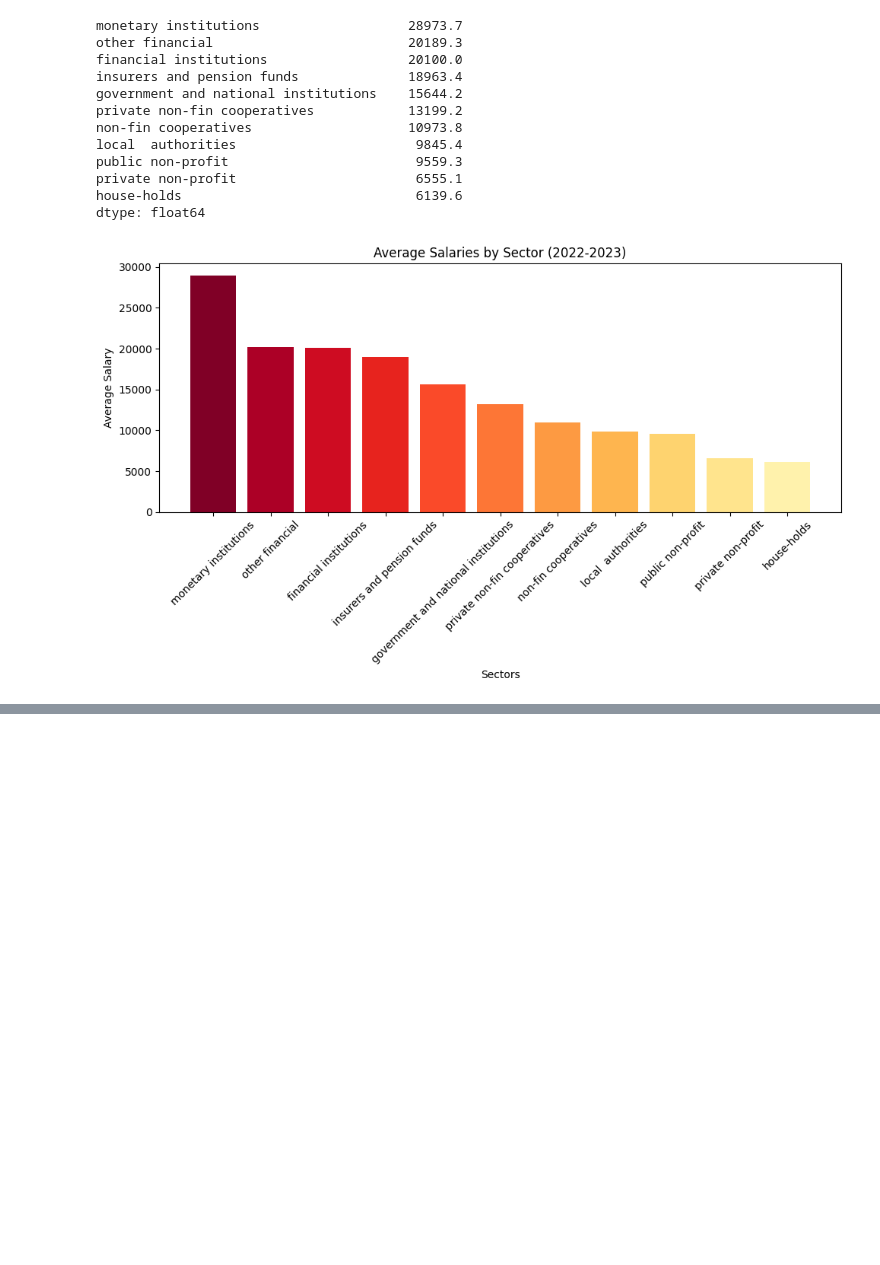
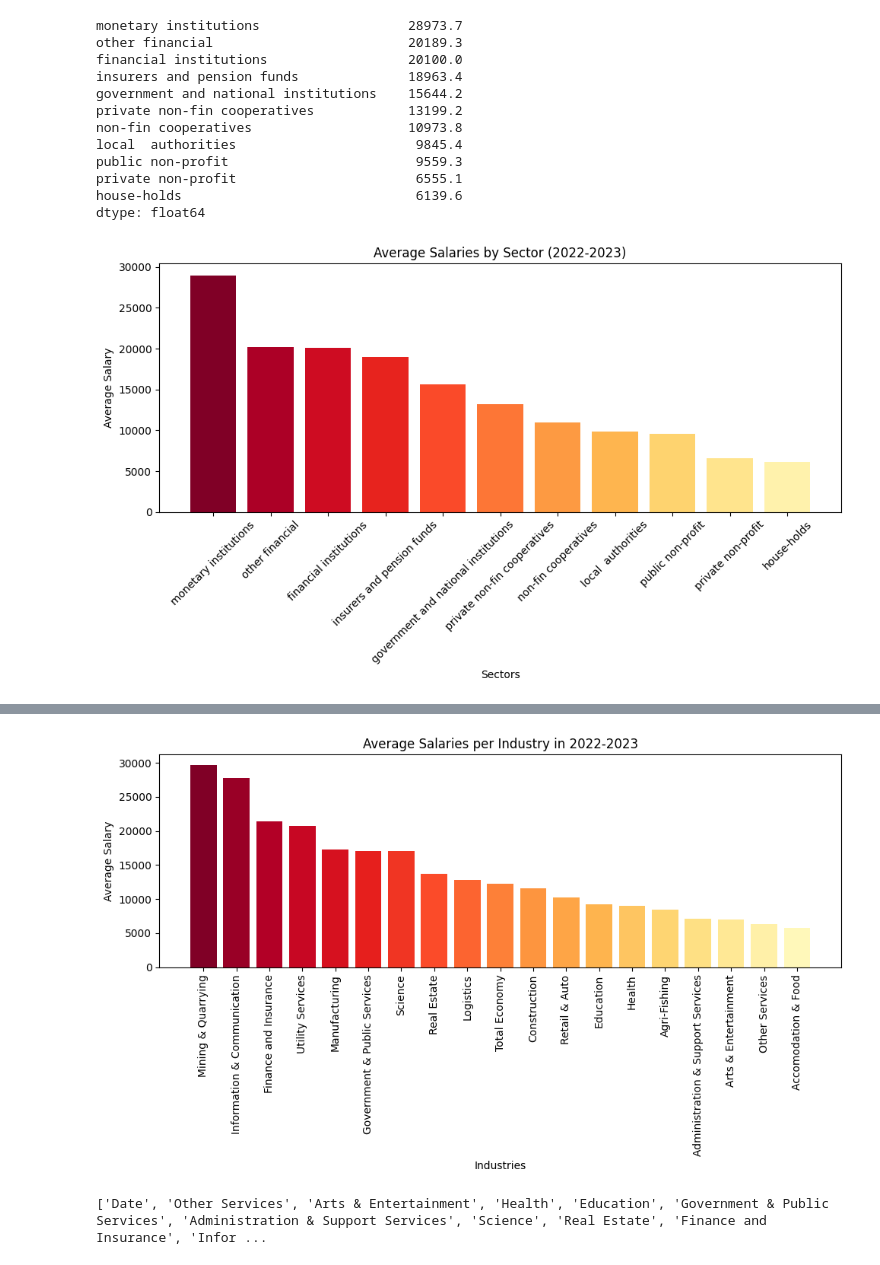
Before and after one commit to LeiaRz/Employment-and-wages-23, a Jupyter notebook: salary_stat_summary.ipynb, the cells around one changed output, grey strips where cells are left out. Drawn from its saved outputs; the diff is of its cells as text; code cells hidden in the pictures; blank space fills up the shorter version.

```diff
--- a/salary_stat_summary.ipynb
+++ b/salary_stat_summary.ipynb
@@ -287,0 +291,23 @@ plt.show()
+# %%
+#Renaming the columns for the better visualization:
+
+wages_inds = wages_inds.rename(columns={'Other_service_activities': 'Other Services',
+                                        'Arts,_entertainment_and_recreation': 'Arts & Entertainment',
+                                        'Homan_health_and_social_work_activities': 'Health',
+                                        'Education': 'Education',
+                                        'Local,_public_and_defence__administration_and_social_security,_and_Extraterritorial_organizations_and_bodies' : 'Government & Public Services',
+                                        'Administrative_and_support_service_activities' :'Administration & Support Services',
+                                        'Professional,_scientific_and_technical_activities':'Science',
+                                        'Real_estate_activities': 'Real Estate',
+                                        'Financial_and_insurance_activities': 'Finance and Insurance',
+                                        'Information_and_communication' : 'Information & Communication',
+                                        'Accomodation_and_food_service_activities' : 'Accomodation & Food',
+                                        'Transportation,_storage,_postal_and_courier_activities' : 'Logistics',
+                                        'wholesale_and_retail_trade_and_repair_of_motor_vehicles' : 'Retail & Auto',
+                                        'Construction' : 'Construction',
+                                        'Electricity_and_water_supply,_sewerage_and_waste_management' : 'Utility Services',
+                                        'Manufacturing' : 'Manufacturing',
+                                        'Mining_and_quarrying' : 'Mining & Quarrying',
+                                        'Agriculture,_forestry_and_fishing' : 'Agri-Fishing',
+                                        'Total_Economy' : 'Total Economy'
+                                         })
@@ -287,0 +334,8 @@ plt.show()
+# %%
+# The datatype is wrong. All the columns, expect "Date" should be in float format.
+numeric_columns = wages_inds.columns.difference(['Date'])
+wages_inds[numeric_columns] = wages_inds[numeric_columns].applymap(lambda x: int(str(x).replace(',', '').replace('\t', '')) if isinstance(x, str) else x)
+# %%
+# Calculating average salaries
+averages = wages_inds[numeric_columns].mean().sort_values(ascending=False).round(1)
+print(averages)
@@ -287,0 +363,18 @@ plt.show()
+# %%
+# Createing a bar chart
+cmap = cm.get_cmap('YlOrRd')
+plt.figure(figsize=(10, 6))
+bars = plt.bar(averages.index, averages.values, color=[cmap(1-i/len(averages)) for i in range(len(averages))])
+
+plt.xlabel('Industries')
+plt.ylabel('Average Salary')
+plt.title('Average Salaries per Industry in 2022-2023')
+plt.xticks(rotation=90)
+plt.tight_layout()  # Ensuring the labels fit within the figure boundaries
+plt.show()
+# %% [output]
+[figure, added]
+# %%
+print(wages_inds.columns.tolist())
+# %% [output]
+['Date', 'Other Services', 'Arts & Entertainment', 'Health', 'Education', 'Government & Public Services', 'Administration & Support Services', 'Science', 'Real Estate', 'Finance and Insurance', 'Infor ...
```
Also changed, not shown: parts of 26 cells of this notebook, 2 other files.
